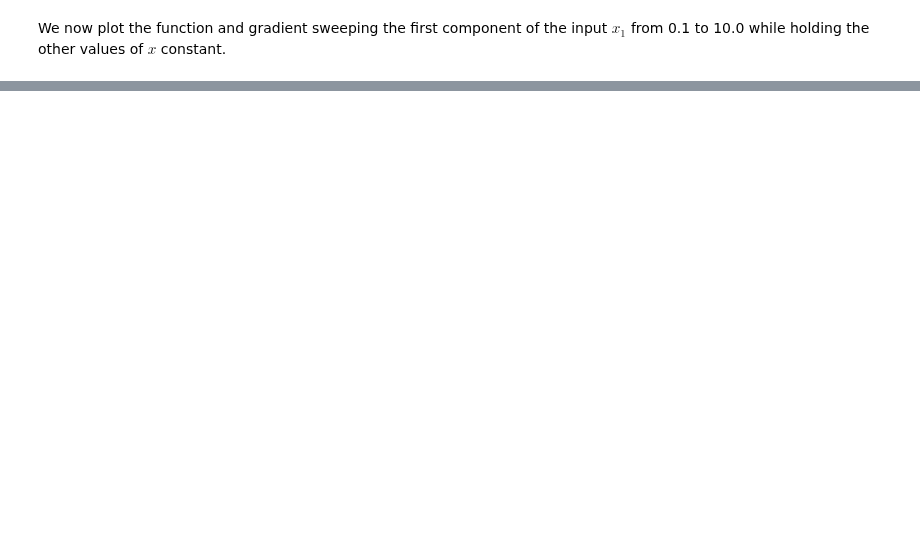
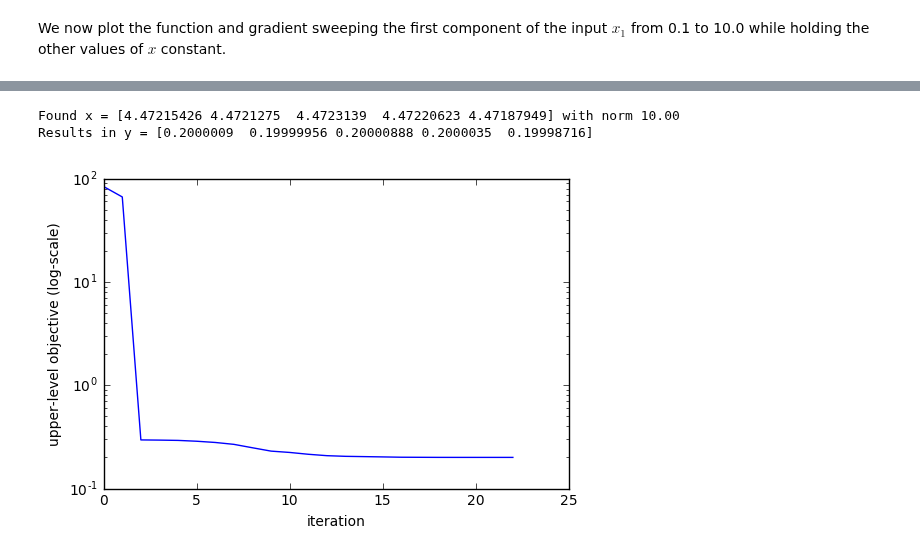
Before and after one commit to anucvml/ddn, a Jupyter notebook: tutorials/05_ddn_basic_node.ipynb, the cells around one changed output, grey strips where cells are left out. Drawn from its saved outputs; the diff is of its cells as text; code cells hidden in the pictures; blank space fills up the shorter version.

```diff
--- a/tutorials/05_ddn_basic_node.ipynb
+++ b/tutorials/05_ddn_basic_node.ipynb
@@ -81,0 +94,38 @@ plt.xlabel(r"$x_1$"); plt.ylabel(r"$Dy_{:,1}$")
+# %%
+from autograd import grad
+
+# define the upper-level objective
+def JofXandY(x, y):
+    return np.dot(y, y) + np.power(np.sqrt(np.dot(x, x)) - 10.0, 2.0)
+
+def JofX(x):
+    y, _ = node.solve(x)
+    return JofXandY(x, y)
+
+def dJofX(x):
+    Jx = grad(JofXandY, 0)
+    Jy = grad(JofXandY, 1)
+    y, _ = node.solve(x)
+    return Jx(x, y) + np.dot(Jy(x, y), node.gradient(x, y))
+
+# solve using L-BFGS
+x0 = np.random.random(node.dim_x)
+history = [JofX(x0)]
+result = opt.minimize(JofX, x0, args=(), method='L-BFGS-B', jac=dJofX,
+                      options={'maxiter': 100, 'disp': False},
+                      bounds=[(1.0e-6, None) for xk in x0],
+                      callback=lambda xk : history.append(JofX(xk)))
+
+x = result.x
+y, _ = node.solve(x)
+print("Found x = {} with norm {:0.2f}".format(x, np.sqrt(np.dot(x, x))))
+print("Results in y = {}".format(y))
+
+fig = plt.figure()
+plt.semilogy(history)
+plt.ylabel("upper-level objective (log-scale)"); plt.xlabel("iteration")
+plt.show()
+# %% [output]
+Found x = [4.47215426 4.4721275  4.4723139  4.47220623 4.47187949] with norm 10.00
+Results in y = [0.2000009  0.19999956 0.20000888 0.2000035  0.19998716]
+[figure, added]
```
Also changed, not shown: parts of 5 cells of this notebook, 2 other files.
